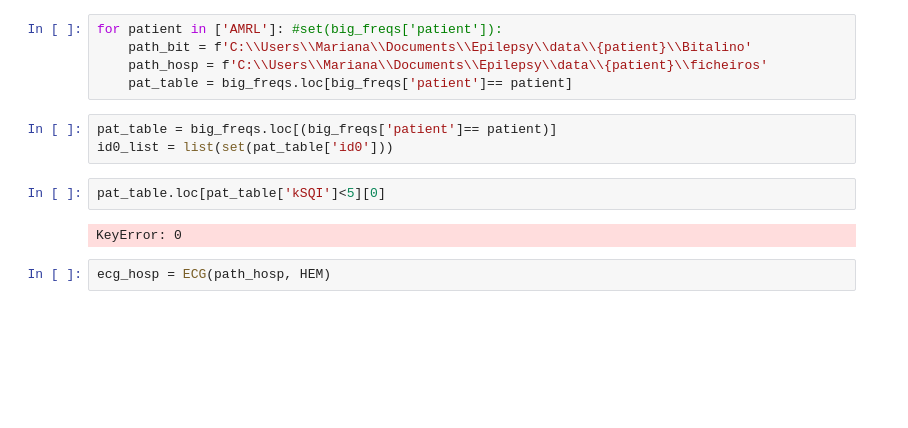
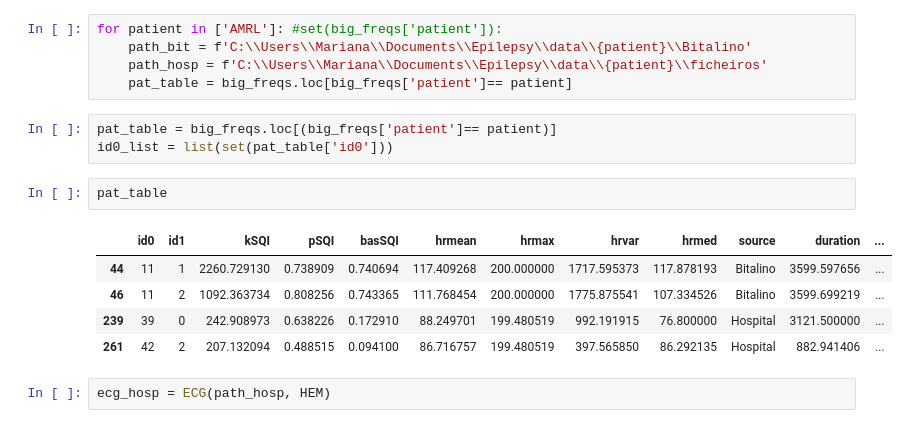
Before and after one commit to jomy-kk/LTBio, a Jupyter notebook: research_journal/12-09-2022/signal_quality_hrmax_all.ipynb, the cells around one changed output. Drawn from its saved outputs; the diff is of its cells as text; blank space fills up the shorter version.

```diff
--- a/research_journal/12-09-2022/signal_quality_hrmax_all.ipynb
+++ b/research_journal/12-09-2022/signal_quality_hrmax_all.ipynb
@@ -33,10 +46,14 @@ for patient in ['AMRL']: #set(big_freqs['patient']):
 # %%
 pat_table = big_freqs.loc[(big_freqs['patient']== patient)]
 id0_list = list(set(pat_table['id0']))
-# %%
-pat_table.loc[pat_table['kSQI']<5][0]
-# %% [output]
-KeyError: 0
+# %%
+pat_table
+# %% [output]
+|  | id0 | id1 | kSQI | pSQI | basSQI | hrmean | hrmax | hrvar | hrmed | source | duration | ... |
+| 44 | 11 | 1 | 2260.729130 | 0.738909 | 0.740694 | 117.409268 | 200.000000 | 1717.595373 | 117.878193 | Bitalino | 3599.597656 | ... |
+| 46 | 11 | 2 | 1092.363734 | 0.808256 | 0.743365 | 111.768454 | 200.000000 | 1775.875541 | 107.334526 | Bitalino | 3599.699219 | ... |
+| 239 | 39 | 0 | 242.908973 | 0.638226 | 0.172910 | 88.249701 | 199.480519 | 992.191915 | 76.800000 | Hospital | 3121.500000 | ... |
+| 261 | 42 | 2 | 207.132094 | 0.488515 | 0.094100 | 86.716757 | 199.480519 | 397.565850 | 86.292135 | Hospital | 882.941406 | ... |
 # %%
 ecg_hosp = ECG(path_hosp, HEM)
 # %%
```
Also changed, not shown: parts of 6 cells of this notebook, 1 other file.
